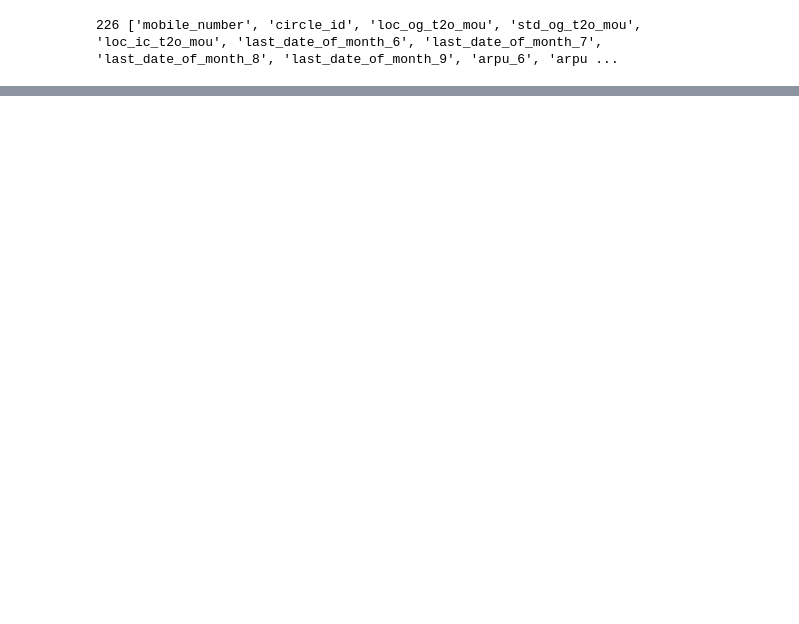
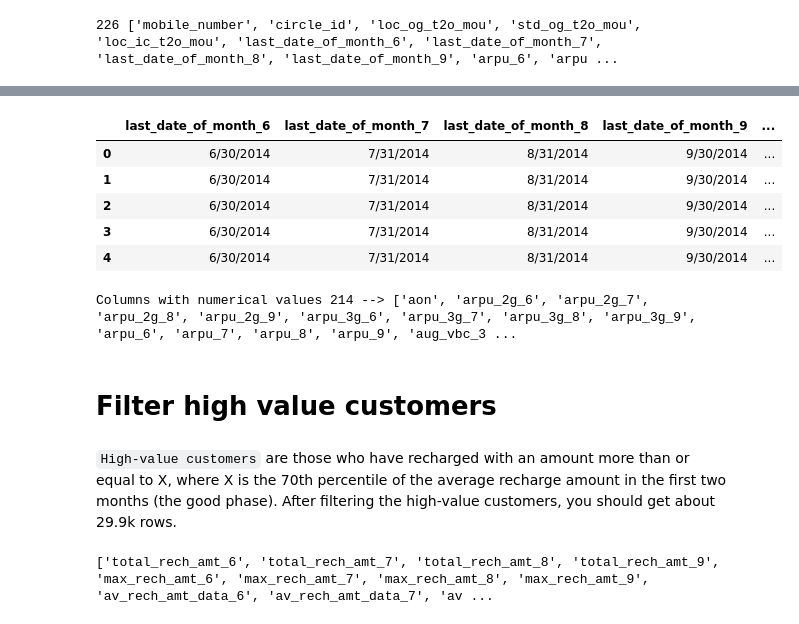
Before and after one commit to sreedevigattu/telecomchurn, a Jupyter notebook: telecomchurn.ipynb, the cells around one changed output, grey strips where cells are left out. Saved outputs shown, nothing was run; the diff lists cells and outputs as text; code cells hidden in the pictures; blank space fills up the shorter version.

````diff
--- a/telecomchurn.ipynb
+++ b/telecomchurn.ipynb
@@ -300,0 +321,22 @@ set()
+# %%
+df[COLS_CAT].head()
+# %% [output]
+|  | last_date_of_month_6 | last_date_of_month_7 | last_date_of_month_8 | last_date_of_month_9 | ... |
+| 0 | 6/30/2014 | 7/31/2014 | 8/31/2014 | 9/30/2014 | ... |
+| 1 | 6/30/2014 | 7/31/2014 | 8/31/2014 | 9/30/2014 | ... |
+| 2 | 6/30/2014 | 7/31/2014 | 8/31/2014 | 9/30/2014 | ... |
+| 3 | 6/30/2014 | 7/31/2014 | 8/31/2014 | 9/30/2014 | ... |
+| 4 | 6/30/2014 | 7/31/2014 | 8/31/2014 | 9/30/2014 | ... |
+# %%
+COLS_NUM = getNumericalColumns(df)
+# %% [output]
+Columns with numerical values 214 --> ['aon', 'arpu_2g_6', 'arpu_2g_7', 'arpu_2g_8', 'arpu_2g_9', 'arpu_3g_6', 'arpu_3g_7', 'arpu_3g_8', 'arpu_3g_9', 'arpu_6', 'arpu_7', 'arpu_8', 'arpu_9', 'aug_vbc_3 ...
+# %% [markdown]
+# Filter high value customers
+# %% [markdown]
+```High-value customers``` are those who have recharged with an amount more than or equal to X, where X is the 70th percentile of the average recharge amount in the first two months (the good phase).
+After filtering the high-value customers, you should get about 29.9k rows.
+# %%
+COLS_RECH_AMT = list(filter(lambda x: True if 'rech_amt' in x else False, COLS)); print(COLS_RECH_AMT)
+# %% [output]
+['total_rech_amt_6', 'total_rech_amt_7', 'total_rech_amt_8', 'total_rech_amt_9', 'max_rech_amt_6', 'max_rech_amt_7', 'max_rech_amt_8', 'max_rech_amt_9', 'av_rech_amt_data_6', 'av_rech_amt_data_7', 'av ...
````
Also changed, not shown: parts of 33 cells of this notebook.
